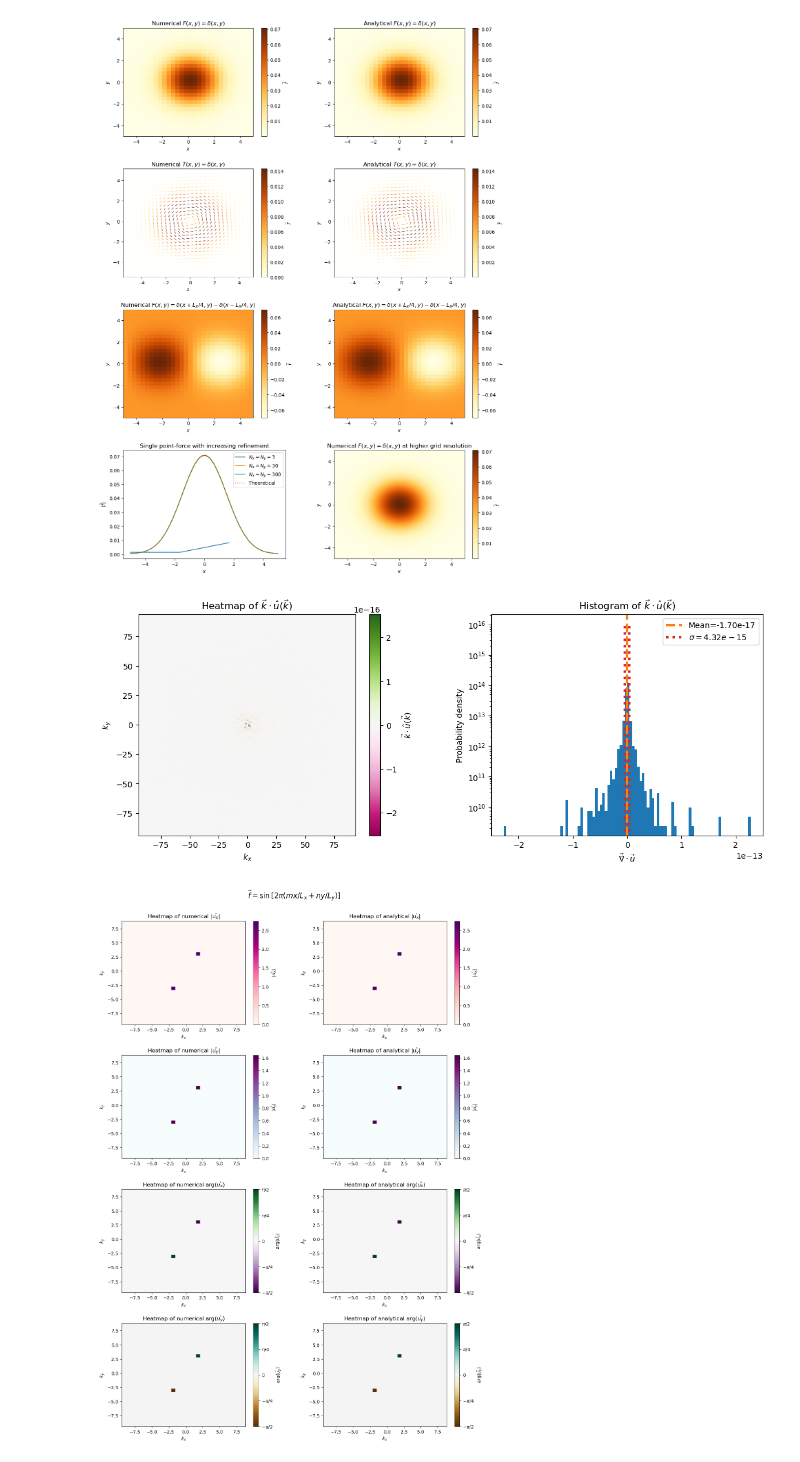
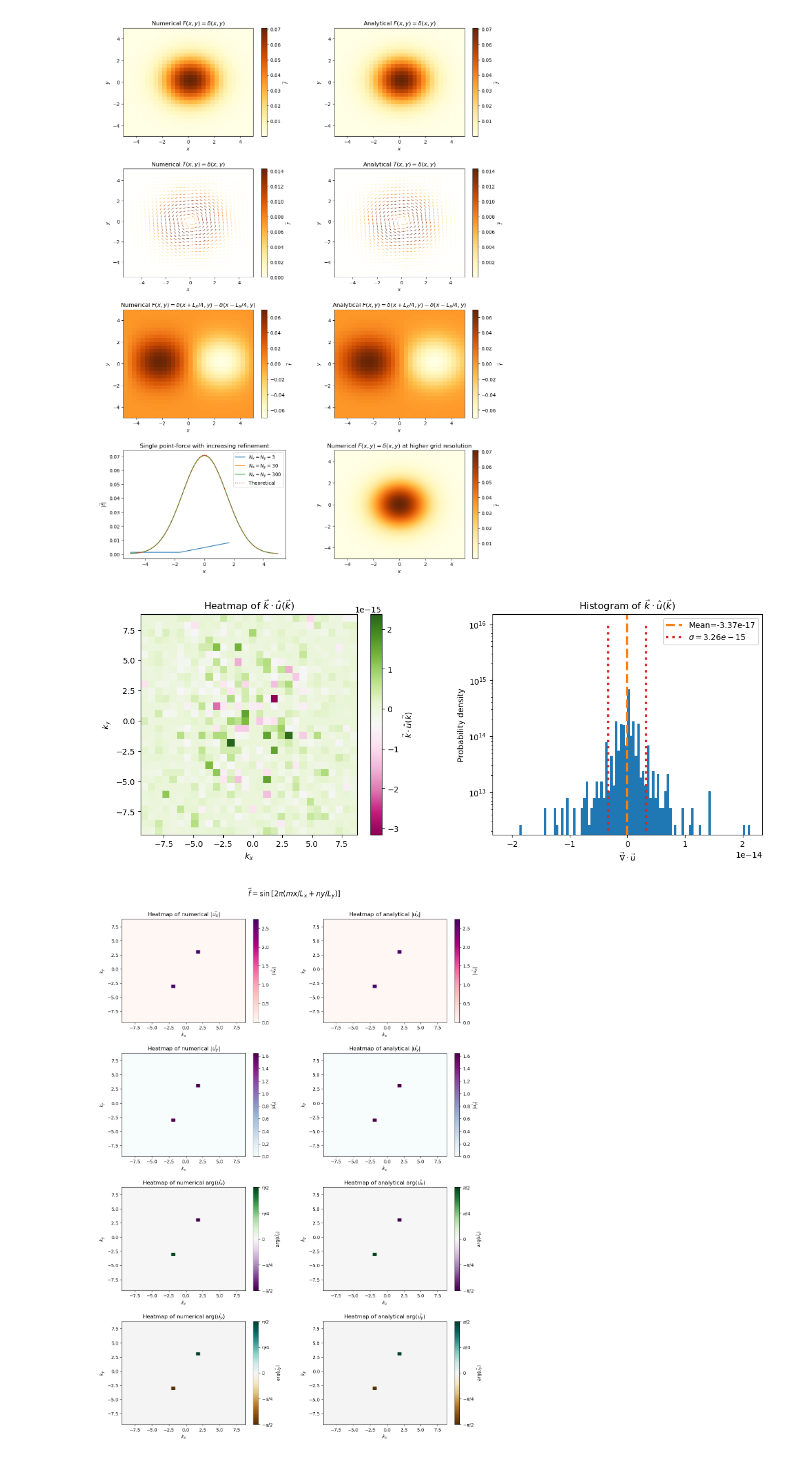
Before and after one commit to lyuanz/sperm_test, a Jupyter notebook: testing_jax.ipynb, the cells around one changed output. Saved outputs shown, nothing was run; the diff lists cells and outputs as text; code cells hidden in the pictures.

```diff
--- a/testing_jax.ipynb
+++ b/testing_jax.ipynb
@@ -1213,7 +1213,7 @@ fig, ax = plt.subplots(1, 2, figsize=(14, 5))
 plt.subplots_adjust(wspace=0.3)
 
 # Divergence check
-N_x = N_y = 300
+N_x = N_y = 30
 L_x = L_y = 10
 dx = dy = L_x / N_x
 eta = 1
@@ -1234,34 +1234,34 @@ k_x = jnp.fft.fftshift(k_x)
 k_y = jnp.fft.fftshift(k_y)
 div_u = jnp.fft.fftshift(div_u)
 im = ax[0].imshow(dx*dy*div_u.T,
                   extent=[kx_1d[0], kx_1d[-1], ky_1d[0], ky_1d[-1]],
                   origin='lower',
                   aspect='auto',
                   cmap='PiYG')
 ax[0].set_title(r'Heatmap of $\vec{k} \cdot \hat{u}(\vec{k})$')
 ax[0].set_xlabel(r'$k_x$')
 ax[0].set_ylabel(r'$k_y$')
 cbar = fig.colorbar(im, ax=ax[0])
 cbar.set_label(r'$\vec{k} \cdot \hat{u}(\vec{k})$')
 
 div_u_np = np.array(div_u).flatten()
 mean_div = np.mean(div_u_np)
 std_div = np.std(div_u_np)
 max_abs = np.max(div_u_np)
 ax[1].hist(div_u_np, bins=100,
               range=(-max_abs, max_abs),
               density=True)
 ax[1].axvline(mean_div, color='C1', linestyle='--', lw=3, label=f'Mean={mean_div:.2e}')
 ax[1].vlines([mean_div-std_div, mean_div+std_div], 0, 1e16, color='C3', linestyle=':', lw=3, label=f'$\\sigma={std_div:.2e}$')
 ax[1].set_xlabel(r'$\vec{\nabla} \cdot \vec{u}$')
 ax[1].set_ylabel('Probability density')
 ax[1].set_title(r'Histogram of $\vec{k} \cdot \hat{u}(\vec{k})$')
 ax[1].set_yscale('log')
 ax[1].legend()
 
 plt.show()
 # %% [output]
-[figure, old version]
+[figure, new version]
 # %%
 # Sinusoidal force check for solve_stokes
 fig, ax = plt.subplots(4, 2, figsize=(14, 20))
```
Also changed, not shown: parts of 5 cells of this notebook, 5 other files.
